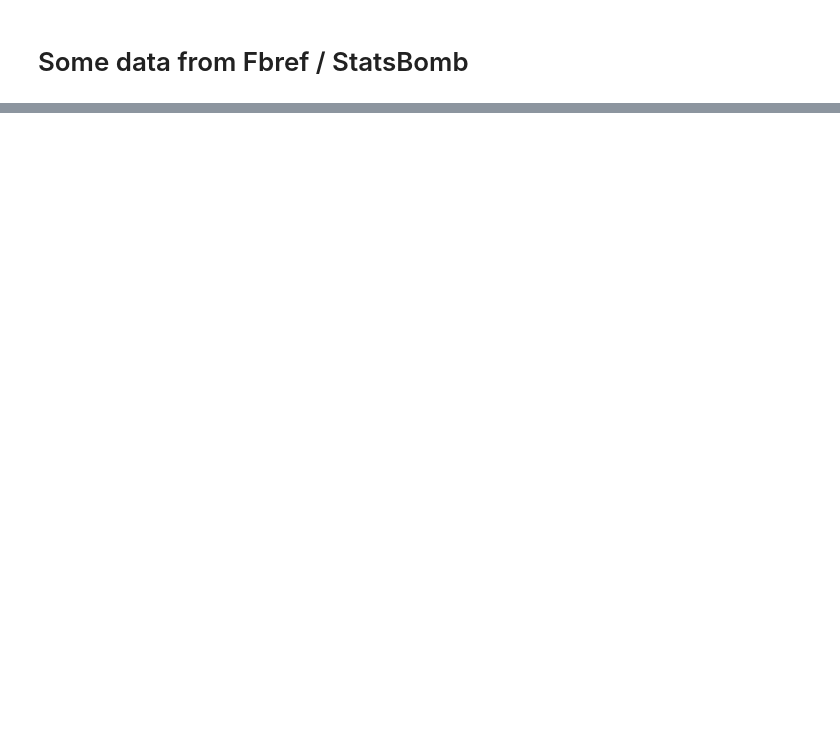
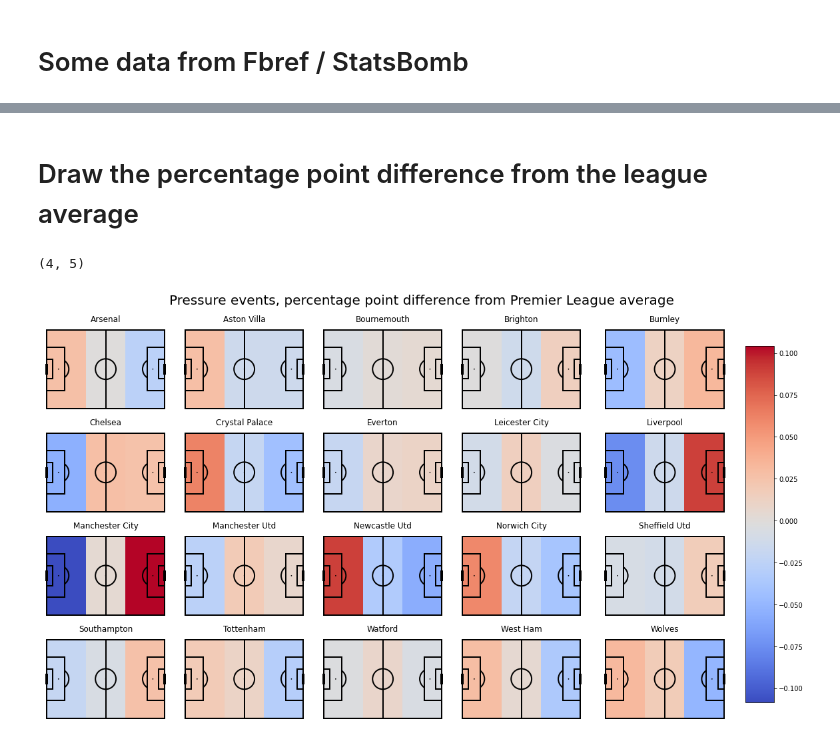
Before and after one commit to andrewRowlinson/expected-goals-thesis, a Jupyter notebook: notebooks/fbref_pressure.ipynb, the cells around one changed output, grey strips where cells are left out. Cells and saved outputs as stored; diff of their text form; code cells hidden in the pictures; blank space fills up the shorter version.

```diff
--- a/notebooks/fbref_pressure.ipynb
+++ b/notebooks/fbref_pressure.ipynb
@@ -30,0 +85,19 @@ annotate = pitch.label_heatmap(bin_statistic, color='white', fontsize=50, ax=ax,
+# %% [markdown]
+# Draw the percentage point difference from the league average
+# %%
+pitch = Pitch(line_zorder=2, line_color='black', figsize=(16, 9), layout=(4, 5), tight_layout=False, constrained_layout=True)
+fig, axes = pitch.draw()
+axes = axes.ravel()
+teams = df.team.values[:-1]
+vmin = df.loc[df.team != 'league total', pressure_cols].min().min()
+vmax = df.loc[df.team != 'league total', pressure_cols].max().max()
+for i, ax in enumerate(axes):
+    ax.set_title(teams[i])
+    bin_statistic['statistic'] = df.loc[df.team == teams[i], pressure_cols].values
+    heatmap = pitch.heatmap(bin_statistic, ax=ax, cmap='coolwarm', vmin=vmin, vmax=vmax)
+axes = axes.reshape(4, 5)
+cbar = fig.colorbar(heatmap, ax=axes[:, 4], shrink=0.9)
+title = fig.suptitle('Pressure events, percentage point difference from Premier League average', fontsize=20)
+# %% [output]
+(4, 5)
+[figure, added]
```
Also changed, not shown: parts of 15 cells of this notebook.
